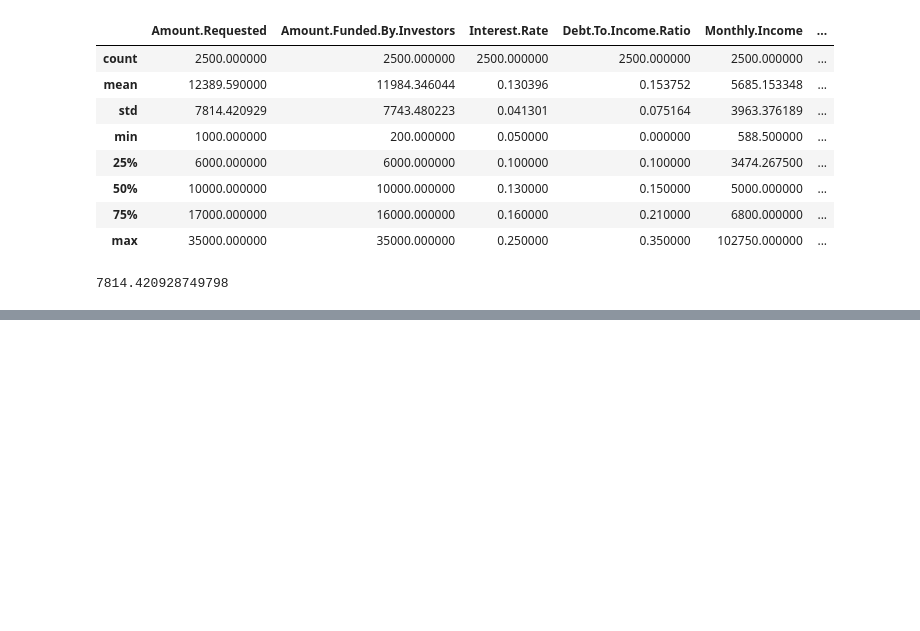
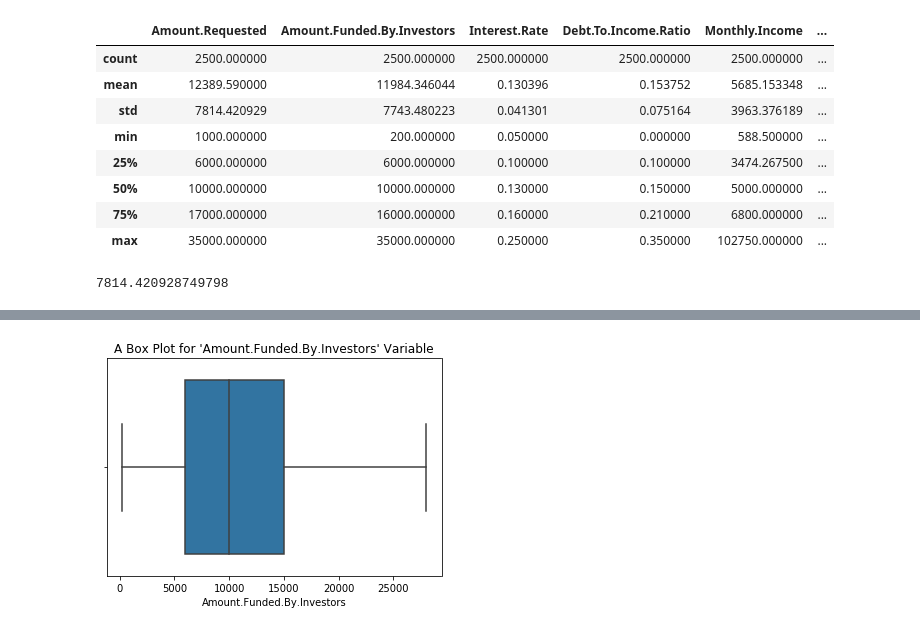
Before and after one commit to tarundutta/MathematicsForAdvanceDeepLearning, a Jupyter notebook: Basic Statistics.ipynb, the cells around one changed output, grey strips where cells are left out. Drawn from its saved outputs; the diff is of its cells as text; code cells hidden in the pictures; blank space fills up the shorter version.

```diff
--- a/Basic Statistics.ipynb
+++ b/Basic Statistics.ipynb
@@ -32,0 +49,11 @@ plt.show()
+# %%
+#Boxplot
+import matplotlib.pyplot as plt
+import seaborn as sns
+#more than 28000 for Amount.Funded.By.Investors is outlier
+df_test = df[df['Amount.Funded.By.Investors']<=28000]
+sns.boxplot(df_test['Amount.Funded.By.Investors'])
+plt.title('''A Box Plot for 'Amount.Funded.By.Investors' Variable''' )
+plt.show()
+# %% [output]
+[figure, added]
```
Also changed, not shown: parts of 8 cells of this notebook, 1 other file.
